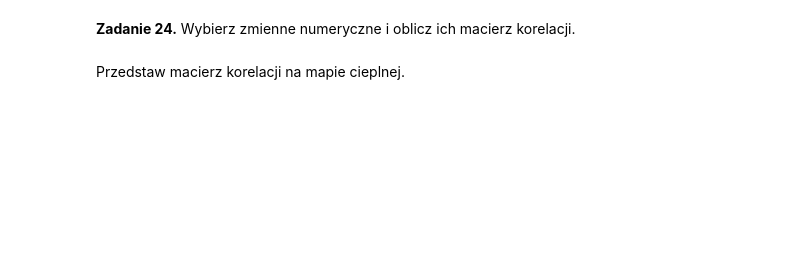
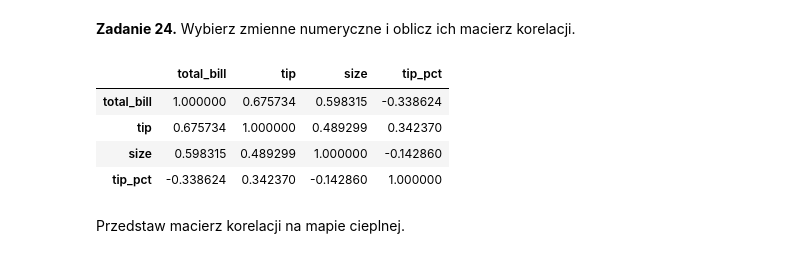
Before and after one commit to kingajutrzenka/Introduction-to-Data-Mining, a Jupyter notebook: 1les.ipynb, the cells around one changed output. Cells and saved outputs as stored; diff of their text form; code cells hidden in the pictures; blank space fills up the shorter version.

```diff
--- a/1les.ipynb
+++ b/1les.ipynb
@@ -562,6 +576,13 @@ sns.lmplot(x='total_bill',y='tip', data=df, fit_reg=True)
 **Zadanie 24.** Wybierz zmienne numeryczne i oblicz ich macierz korelacji.
 # %%
 # Wpisz rozwiązanie tutaj
+df.corr(numeric_only=True)
+# %% [output]
+|  | total_bill | tip | size | tip_pct |
+| total_bill | 1.000000 | 0.675734 | 0.598315 | -0.338624 |
+| tip | 0.675734 | 1.000000 | 0.489299 | 0.342370 |
+| size | 0.598315 | 0.489299 | 1.000000 | -0.142860 |
+| tip_pct | -0.338624 | 0.342370 | -0.142860 | 1.000000 |
 # %% [markdown]
 Przedstaw macierz korelacji na mapie cieplnej.
 # %%
```
Also changed, not shown: parts of 4 cells of this notebook.
